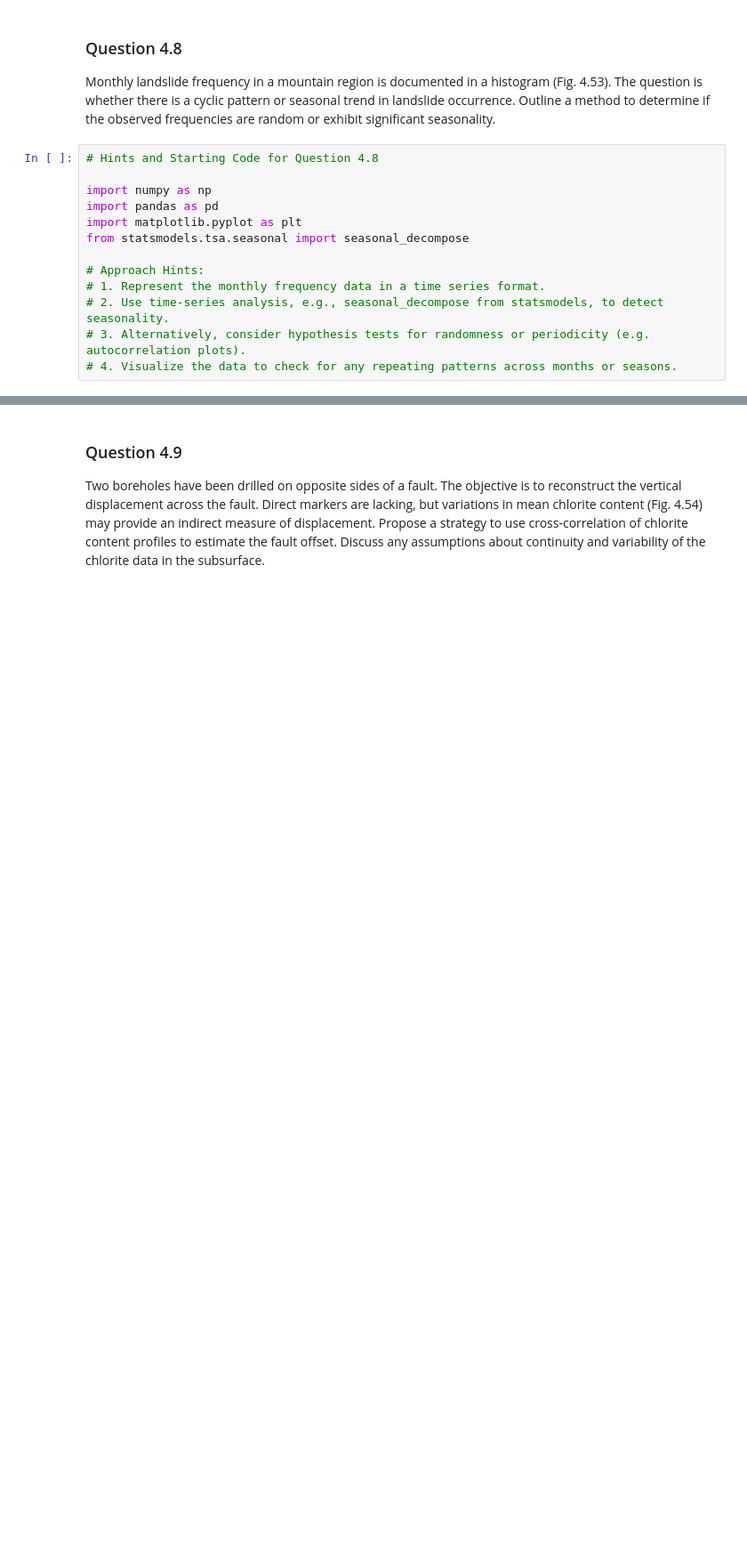
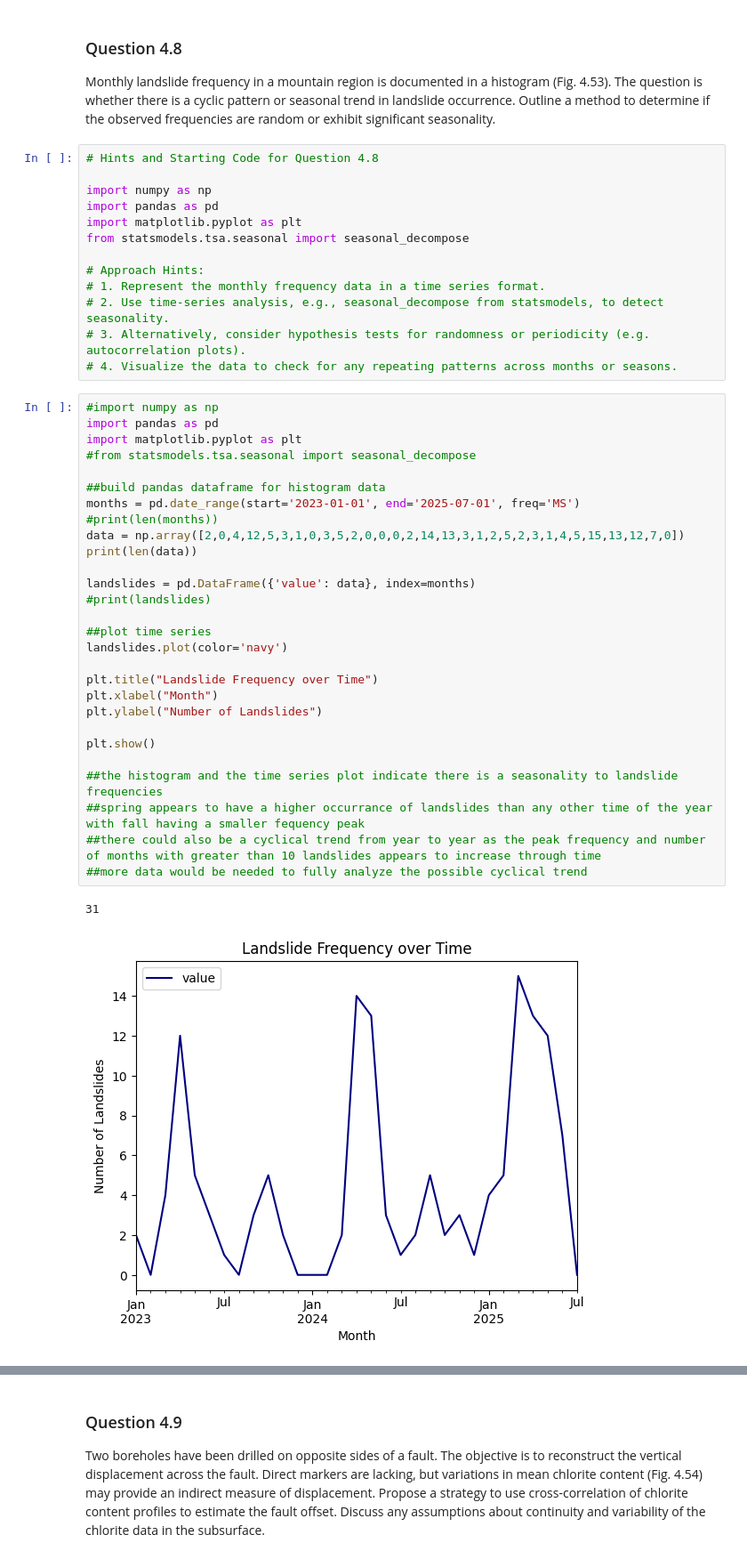
Before and after one commit to iGeology-Illinois/geol-581-module-3-principles-of-uncertainty-chapter-4-ktseiffert, a Jupyter notebook: geol581_m3statshw.ipynb, the cells around one changed output, grey strips where cells are left out. Shown at 89% size. Saved outputs shown, nothing was run; the diff lists cells and outputs as text; blank space fills up the shorter version.

```diff
--- a/geol581_m3statshw.ipynb
+++ b/geol581_m3statshw.ipynb
@@ -372,3 +372,34 @@ from statsmodels.tsa.seasonal import seasonal_decompose
 # 2. Use time-series analysis, e.g., seasonal_decompose from statsmodels, to detect seasonality.
 # 3. Alternatively, consider hypothesis tests for randomness or periodicity (e.g. autocorrelation plots).
 # 4. Visualize the data to check for any repeating patterns across months or seasons.
+# %%
+#import numpy as np
+import pandas as pd
+import matplotlib.pyplot as plt
+#from statsmodels.tsa.seasonal import seasonal_decompose
+
+##build pandas dataframe for histogram data
+months = pd.date_range(start='2023-01-01', end='2025-07-01', freq='MS')
+#print(len(months))
+data = np.array([2,0,4,12,5,3,1,0,3,5,2,0,0,0,2,14,13,3,1,2,5,2,3,1,4,5,15,13,12,7,0])
+print(len(data))
+
+landslides = pd.DataFrame({'value': data}, index=months)
+#print(landslides)
+
+##plot time series
+landslides.plot(color='navy')
+
+plt.title("Landslide Frequency over Time")
+plt.xlabel("Month")
+plt.ylabel("Number of Landslides")
+
+plt.show()
+
+##the histogram and the time series plot indicate there is a seasonality to landslide frequencies
+##spring appears to have a higher occurrance of landslides than any other time of the year with fall having a smaller fequency peak
+##there could also be a cyclical trend from year to year as the peak frequency and number of months with greater than 10 landslides appears to increase through time
+##more data would be needed to fully analyze the possible cyclical trend
+# %% [output]
+31
+[figure, added]
```
Also changed, not shown: parts of 1 cell of this notebook.
